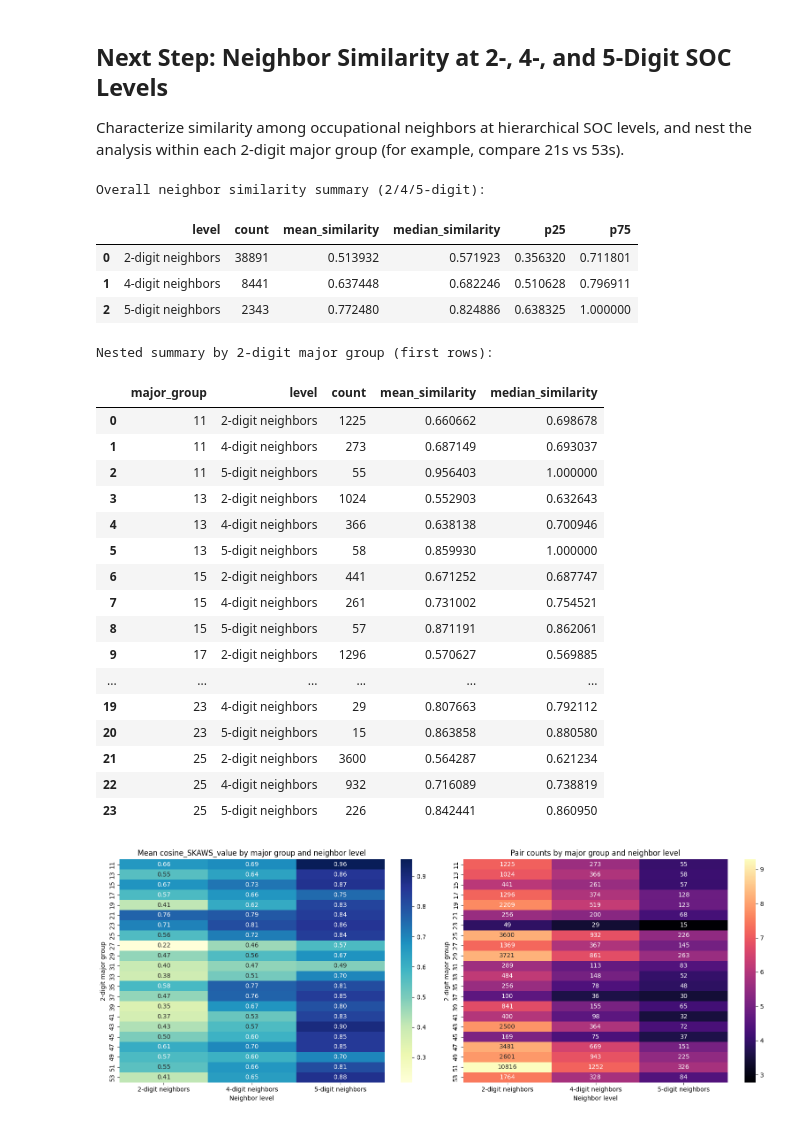
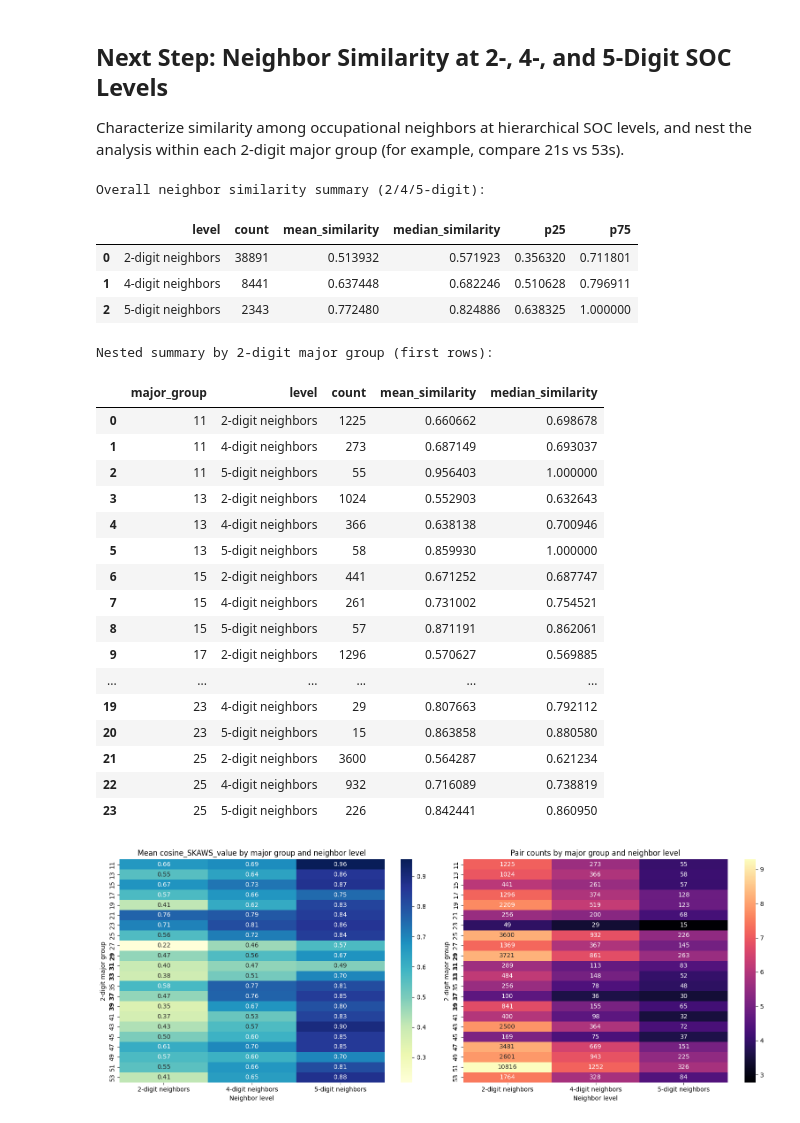
Before and after one commit to lindseylacey/EDA, a Jupyter notebook: notebooks/CII2/skaw_similarity_lightcast.ipynb, the cells around one changed output. Cells and saved outputs as stored; diff of their text form; code cells hidden in the pictures.

```diff
--- a/notebooks/CII2/skaw_similarity_lightcast.ipynb
+++ b/notebooks/CII2/skaw_similarity_lightcast.ipynb
@@ -1352,31 +1420,37 @@ sns.heatmap(np.log1p(count_df), cmap="magma", annot=count_df, fmt=".0f", ax=axes
 axes[1].set_title("Pair counts by major group and neighbor level")
 axes[1].set_xlabel("Neighbor level")
 axes[1].set_ylabel("2-digit major group")
 
+highlight_codes = {"29", "33", "37", "31", "39"}
+for ax in axes:
+    for tick in ax.get_yticklabels():
+        if tick.get_text() in highlight_codes:
+            tick.set_fontweight("bold")
+
 plt.tight_layout()
 plt.show()
 # %% [output]
 Overall neighbor similarity summary (2/4/5-digit):
 |  | level | count | mean_similarity | median_similarity | p25 | p75 |
 | 0 | 2-digit neighbors | 38891 | 0.513932 | 0.571923 | 0.356320 | 0.711801 |
 | 1 | 4-digit neighbors | 8441 | 0.637448 | 0.682246 | 0.510628 | 0.796911 |
 | 2 | 5-digit neighbors | 2343 | 0.772480 | 0.824886 | 0.638325 | 1.000000 |
 Nested summary by 2-digit major group (first rows):
 |  | major_group | level | count | mean_similarity | median_similarity |
 | 0 | 11 | 2-digit neighbors | 1225 | 0.660662 | 0.698678 |
 | 1 | 11 | 4-digit neighbors | 273 | 0.687149 | 0.693037 |
 | 2 | 11 | 5-digit neighbors | 55 | 0.956403 | 1.000000 |
 | 3 | 13 | 2-digit neighbors | 1024 | 0.552903 | 0.632643 |
 | 4 | 13 | 4-digit neighbors | 366 | 0.638138 | 0.700946 |
 | 5 | 13 | 5-digit neighbors | 58 | 0.859930 | 1.000000 |
 | 6 | 15 | 2-digit neighbors | 441 | 0.671252 | 0.687747 |
 | 7 | 15 | 4-digit neighbors | 261 | 0.731002 | 0.754521 |
 | 8 | 15 | 5-digit neighbors | 57 | 0.871191 | 0.862061 |
 | 9 | 17 | 2-digit neighbors | 1296 | 0.570627 | 0.569885 |
 | ... | ... | ... | ... | ... | ... |
 | 19 | 23 | 4-digit neighbors | 29 | 0.807663 | 0.792112 |
 | 20 | 23 | 5-digit neighbors | 15 | 0.863858 | 0.880580 |
 | 21 | 25 | 2-digit neighbors | 3600 | 0.564287 | 0.621234 |
 | 22 | 25 | 4-digit neighbors | 932 | 0.716089 | 0.738819 |
 | 23 | 25 | 5-digit neighbors | 226 | 0.842441 | 0.860950 |
-[figure, old version]
+[figure, new version]
```
Also changed, not shown: parts of 9 cells of this notebook, 1 other file.
